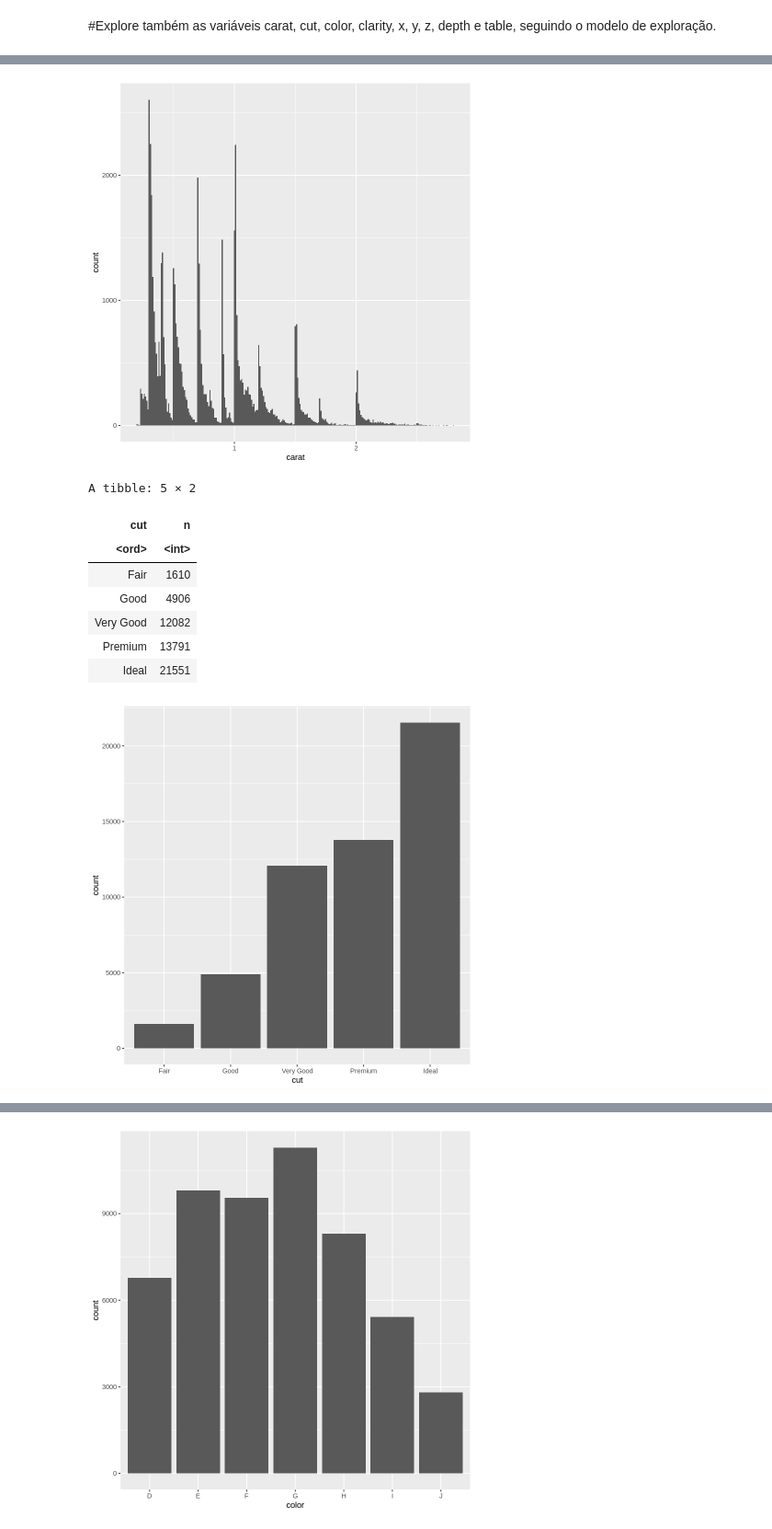
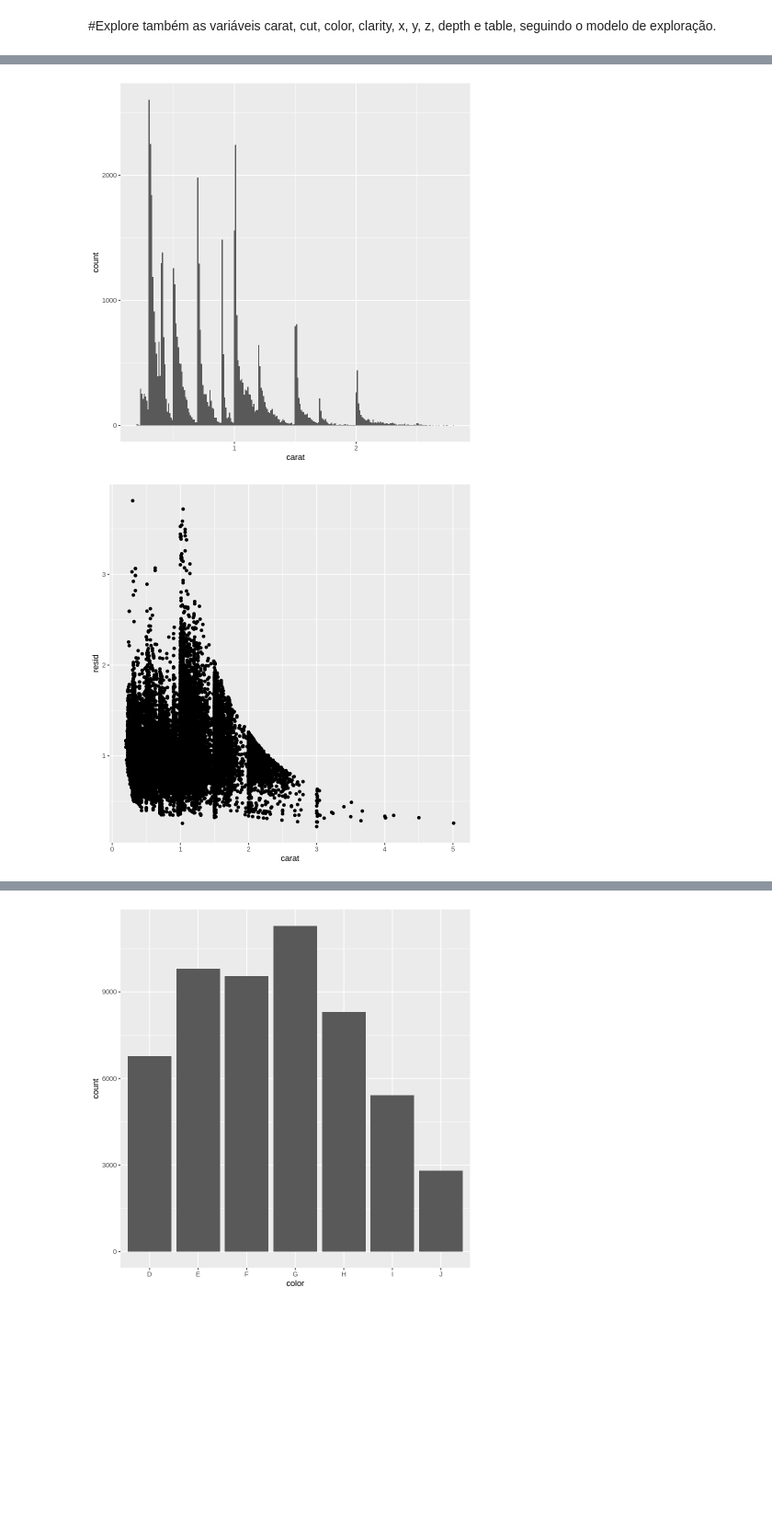
Before and after one commit to Faradezo/Coleta_e_Armazenamento, a Jupyter notebook: Codigo_R_trilha_3_bd_estatistica.ipynb, the cells around one changed output, grey strips where cells are left out. Shown: that part at 92% size. Saved outputs shown, nothing was run; the diff lists cells and outputs as text; code cells hidden in the pictures; blank space fills up the shorter version.

```diff
--- a/Codigo_R_trilha_3_bd_estatistica.ipynb
+++ b/Codigo_R_trilha_3_bd_estatistica.ipynb
@@ -104,37 +137,31 @@ A tibble: 1 × 3
 # %%
 #carat
 ggplot(data = diamonds) +
   geom_histogram(mapping = aes(x = carat), binwidth = 0.5)
 
 smaller <- diamonds %>%
   filter(carat < 3)
 
 ggplot(data = smaller, mapping = aes(x = carat)) +
   geom_histogram(binwidth = 0.1)
 
 ggplot(data = smaller, mapping = aes(x = carat, colour = cut)) +
   geom_freqpoly(binwidth = 0.1)
 
 ggplot(data = smaller, mapping = aes(x = carat)) +
   geom_histogram(binwidth = 0.01)
+
+mod <- lm(log(price) ~ log(carat), data = diamonds)
+
+diamonds2 <- diamonds %>%
+  add_residuals(mod) %>%
+  mutate(resid = exp(resid))
+
+ggplot(data = diamonds2) +
+  geom_point(mapping = aes(x = carat, y = resid))
 # %% [output]
 [figure]
 [figure]
 [figure]
 [figure]
+[figure, added]
-# %%
-#cut
-ggplot(data = diamantes) +
-  geom_bar(mapping = aes(x = cut))
-diamonds %>%
-  count(cut)
-# %% [output]
-A tibble: 5 × 2
-| cut | n |
-| <ord> | <int> |
-| Fair | 1610 |
-| Good | 4906 |
-| Very Good | 12082 |
-| Premium | 13791 |
-| Ideal | 21551 |
-[figure, removed]
```
Also changed, not shown: parts of 9 cells of this notebook.
